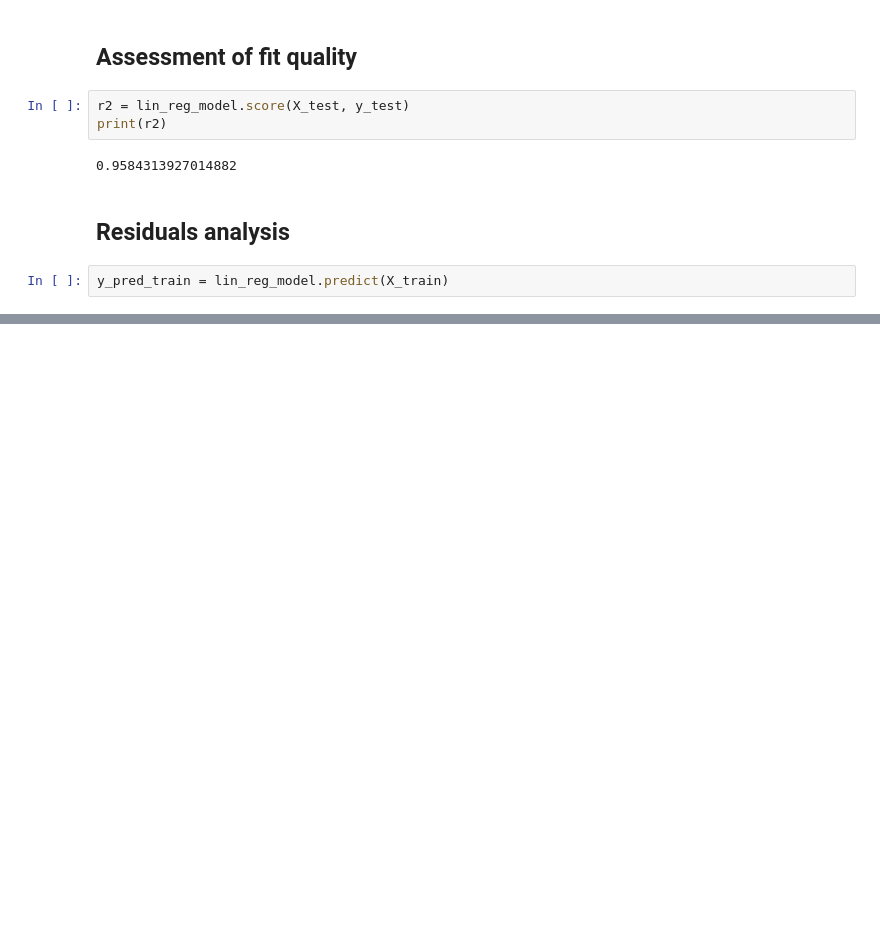
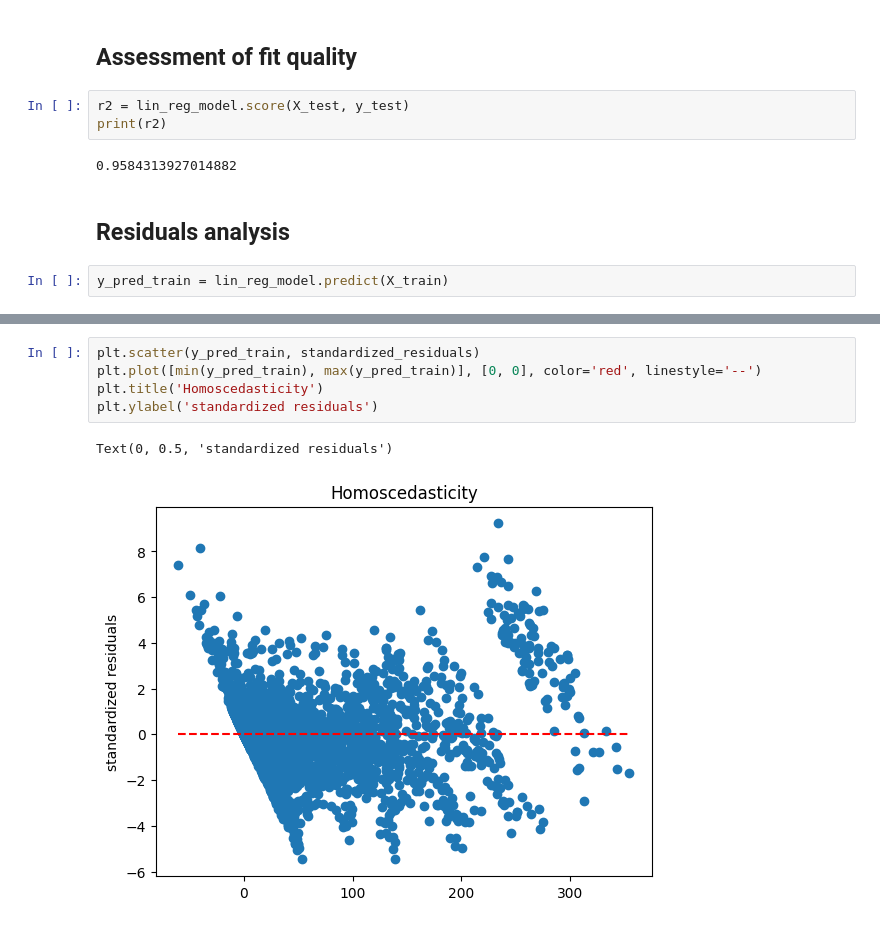
Before and after one commit to AmbroiseTHIBAULT/survey-ML-finance, a Jupyter notebook: options_pricing/notebooks/main_linear_reg.ipynb, the cells around one changed output, grey strips where cells are left out. Drawn from its saved outputs; the diff is of its cells as text; blank space fills up the shorter version.

```diff
--- a/options_pricing/notebooks/main_linear_reg.ipynb
+++ b/options_pricing/notebooks/main_linear_reg.ipynb
@@ -77,0 +107,8 @@ standardized_residuals_fast = lr.compute_standardized_residuals_fast(X_train, y_
+# %%
+plt.scatter(y_pred_train, standardized_residuals)
+plt.plot([min(y_pred_train), max(y_pred_train)], [0, 0], color='red', linestyle='--')
+plt.title('Homoscedasticity')
+plt.ylabel('standardized residuals')
+# %% [output]
+Text(0, 0.5, 'standardized residuals')
+[figure, added]
```
Also changed, not shown: parts of 7 cells of this notebook.
